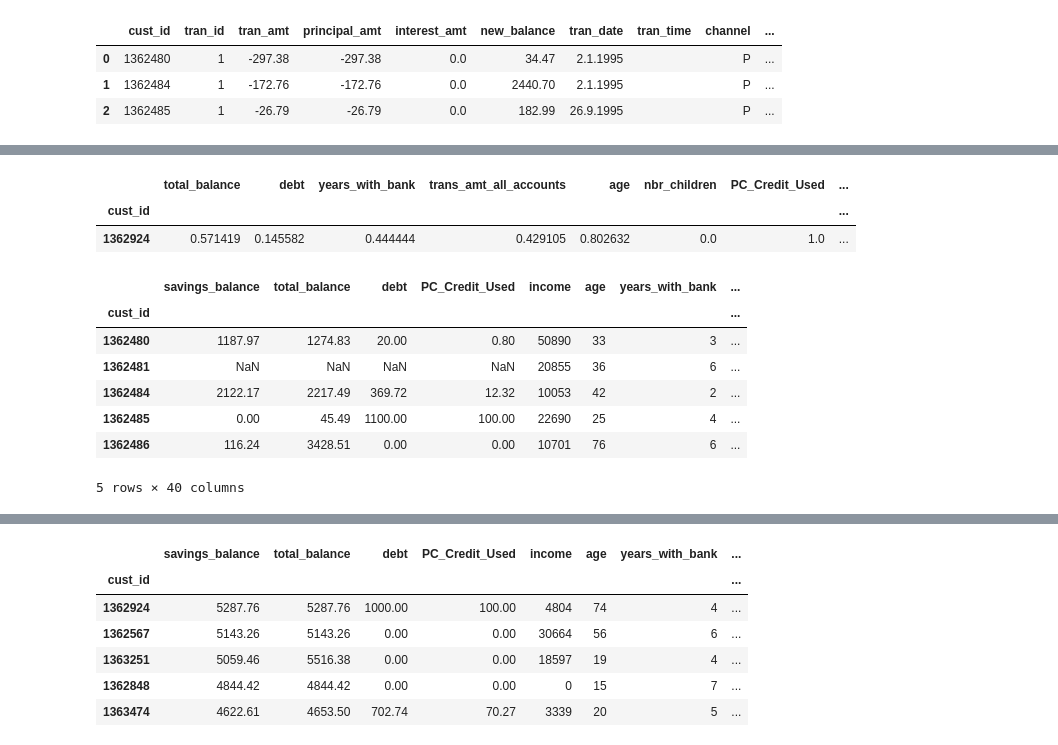
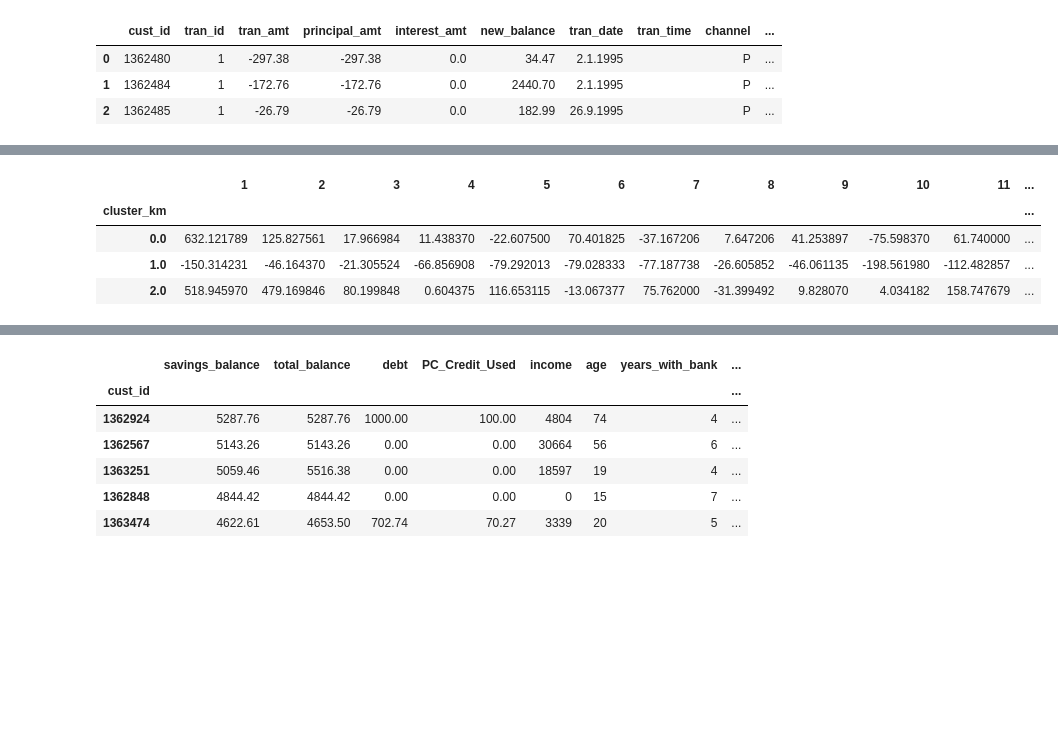
Before and after one commit to silvhua-Lighthouse/mini-project-III, a Jupyter notebook: mini-project-III.ipynb, the cells around one changed output, grey strips where cells are left out. Drawn from its saved outputs; the diff is of its cells as text; code cells hidden in the pictures; blank space fills up the shorter version.

```diff
--- a/mini-project-III.ipynb
+++ b/mini-project-III.ipynb
@@ -1551,3 +1551,6 @@ transactions_dated.head(3)
 | 0 | 1362480 | 1 | -297.38 | -297.38 | 0.0 | 34.47 | 2.1.1995 |  | P | ... |
 | 1 | 1362484 | 1 | -172.76 | -172.76 | 0.0 | 2440.70 | 2.1.1995 |  | P | ... |
 | 2 | 1362485 | 1 | -26.79 | -26.79 | 0.0 | 182.99 | 26.9.1995 |  | P | ... |
+# %%
+credit_transactions_dated = transactions_dated[transactions_dated['accounttype']=='credit']
+credit_transactions_dated.head()
@@ -1554,6 +1564,6 @@ transactions_dated.head(3)
 # %%
-# Created table showing sum of transactions per month for each customer.
-monthlyTransactions = transactions_dated.groupby(['cust_id','tran_date_month']).agg(transaction_sum=('tran_amt','sum')).unstack().droplevel(0,axis=1)
+# Create table showing sum of credit transactions per month for each customer.
+monthlyTransactions = credit_transactions_dated.groupby(['cust_id','tran_date_month']).agg(transaction_sum=('tran_amt','sum')).unstack().droplevel(0,axis=1)
 monthlyTransactions
 # %% [output]
 | tran_date_month | 1 | 2 | 3 | 4 | 5 | 6 | 7 | 8 | 9 | 10 | ... |
@@ -1602,25 +1583,16 @@ monthlyTransactions.head()
-# %%
-modelData.head(1)
-# %% [output]
-|  | total_balance | debt | years_with_bank | trans_amt_all_accounts | age | nbr_children | PC_Credit_Used | ... |
-| cust_id |  |  |  |  |  |  |  | ... |
-| 1362924 | 0.571419 | 0.145582 | 0.444444 | 0.429105 | 0.802632 | 0.0 | 1.0 | ... |
 # %%
-# Combine cluster numbers with monthly transactions
+# Combine cluster numbers with sum of monthly credit transactions for plotting spending time series
 
-customerTransactionsClustered = customer_data.merge(
-    modelData[['cluster_km','cluster_ac']],
+customerTransactionsWithCluster = monthlyTransactions.merge(
+    modelData[['cluster_km']],
     how='outer',left_index=True,right_index=True
 )
-
-# Create dataframe for plotting spending time series
-customerTransactionsClustered.head()
+# Calculate mean tran_amt per cluster
+customerTransactionsClustered = customerTransactionsWithCluster.groupby('cluster_km').mean()
+customerTransactionsClustered
 # %% [output]
-|  | savings_balance | total_balance | debt | PC_Credit_Used | income | age | years_with_bank | ... |
-| cust_id |  |  |  |  |  |  |  | ... |
-| 1362480 | 1187.97 | 1274.83 | 20.00 | 0.80 | 50890 | 33 | 3 | ... |
-| 1362481 | NaN | NaN | NaN | NaN | 20855 | 36 | 6 | ... |
-| 1362484 | 2122.17 | 2217.49 | 369.72 | 12.32 | 10053 | 42 | 2 | ... |
-| 1362485 | 0.00 | 45.49 | 1100.00 | 100.00 | 22690 | 25 | 4 | ... |
-| 1362486 | 116.24 | 3428.51 | 0.00 | 0.00 | 10701 | 76 | 6 | ... |
+|  | 1 | 2 | 3 | 4 | 5 | 6 | 7 | 8 | 9 | 10 | 11 | ... |
+| cluster_km |  |  |  |  |  |  |  |  |  |  |  | ... |
+| 0.0 | 632.121789 | 125.827561 | 17.966984 | 11.438370 | -22.607500 | 70.401825 | -37.167206 | 7.647206 | 41.253897 | -75.598370 | 61.740000 | ... |
+| 1.0 | -150.314231 | -46.164370 | -21.305524 | -66.856908 | -79.292013 | -79.028333 | -77.187738 | -26.605852 | -46.061135 | -198.561980 | -112.482857 | ... |
+| 2.0 | 518.945970 | 479.169846 | 80.199848 | 0.604375 | 116.653115 | -13.067377 | 75.762000 | -31.399492 | 9.828070 | 4.034182 | 158.747679 | ... |
-5 rows × 40 columns
```
Also changed, not shown: parts of 11 cells of this notebook.
